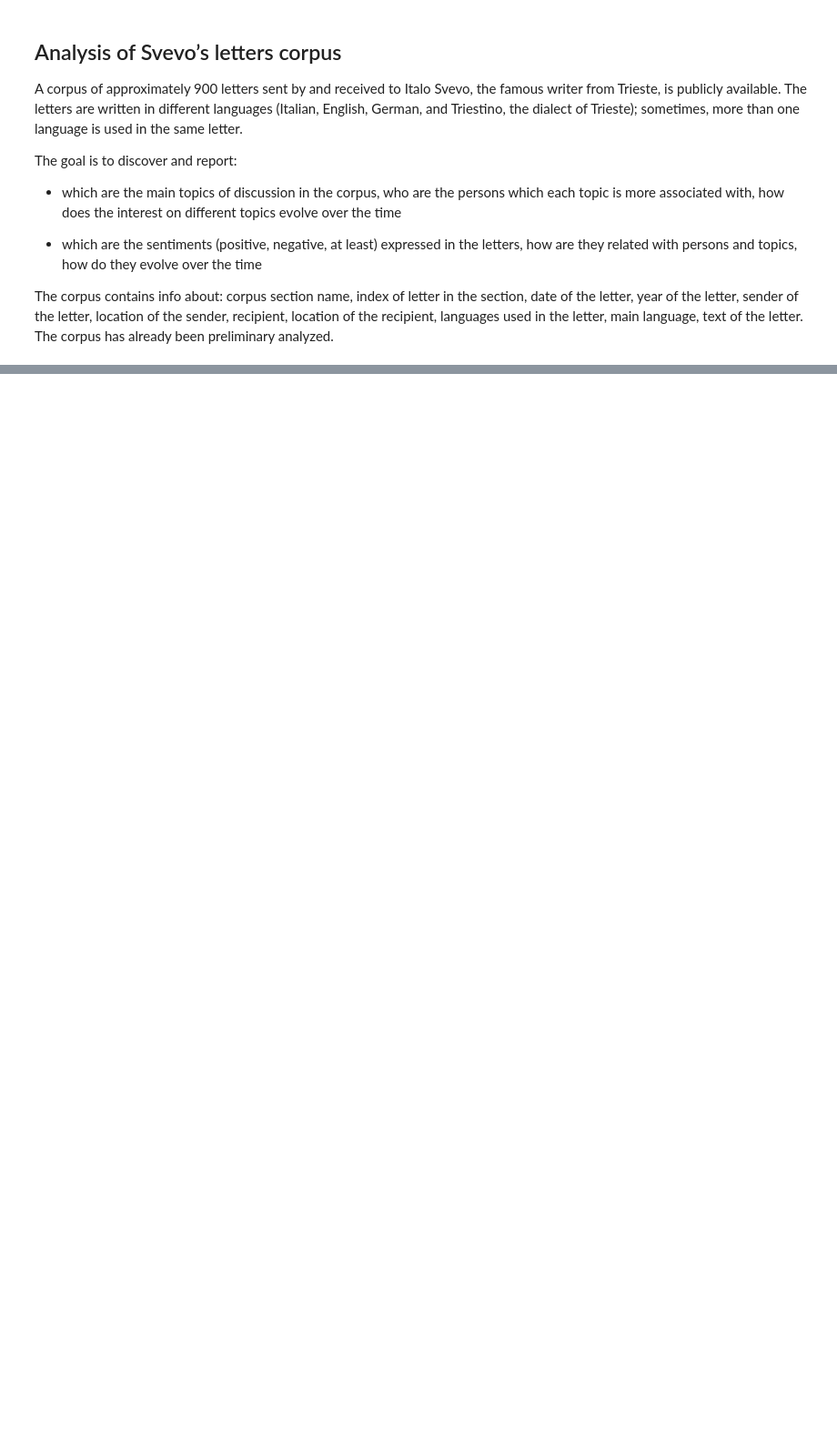
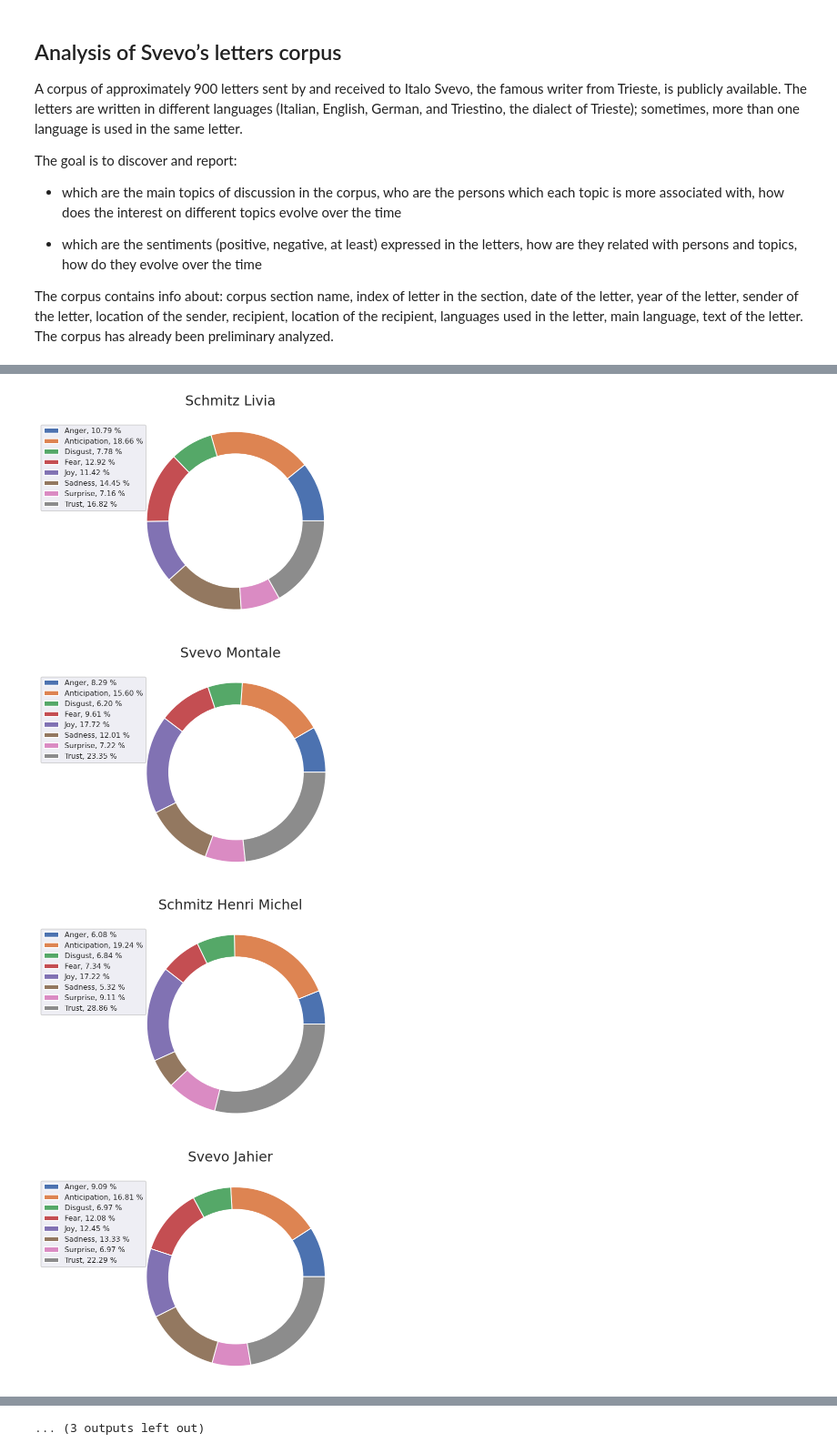
Before and after one commit to lykos273998/Svevo, a Jupyter notebook: ml_proj.ipynb, the cells around one changed output, grey strips where cells are left out. Shown at 91% size. Drawn from its saved outputs; the diff is of its cells as text; code cells hidden in the pictures; blank space fills up the shorter version.

```diff
--- a/ml_proj.ipynb
+++ b/ml_proj.ipynb
@@ -22,0 +243,6 @@ data['text'][3]
+# %%
+# first take a look at which are the most important people for Svevo while
+# exchanging letters, we will consider top 15
+top_15 = italian_df['corpus'].value_counts().index.tolist()
+top_15 = top_15[:15]
+top_15
@@ -22,0 +265,26 @@ data['text'][3]
+# %%
+corpus_df = full_df.groupby('corpus', as_index=False).mean()
+corpus_df.drop(['n','index','year'], axis = 1, inplace = True)
+
+for person in top_15 :
+  person_emotion = corpus_df[corpus_df['corpus']==person].iloc[:,1:9]
+  person_emotion = person_emotion.values/person_emotion.values.sum()
+  person_emotion = person_emotion[0] * 100
+  fig = plt.figure()
+  fig.suptitle(person, fontsize = 15)
+  plt.pie(person_emotion, explode=None)
+  plt.legend(labels = ['%s, %1.2f %%' % (l, s) for l, s in zip(emo_label, person_emotion)],
+             loc='upper left', bbox_to_anchor=(-0.15, 1),
+             fontsize=8)
+  centre_circle = plt.Circle((0,0),0.75,color='white', fc='white',linewidth=1)
+  fig = plt.gcf()
+  fig.gca().add_artist(centre_circle)
+
+  plt.axis('equal')
+
+plt.show()
+# %% [output]
+[figure, added]
+[figure, added]
+[figure, added]
+[figure, added]
@@ -22,0 +299 @@ data['text'][3]
+... (3 outputs left out)
```
Also changed, not shown: parts of 39 cells of this notebook.
